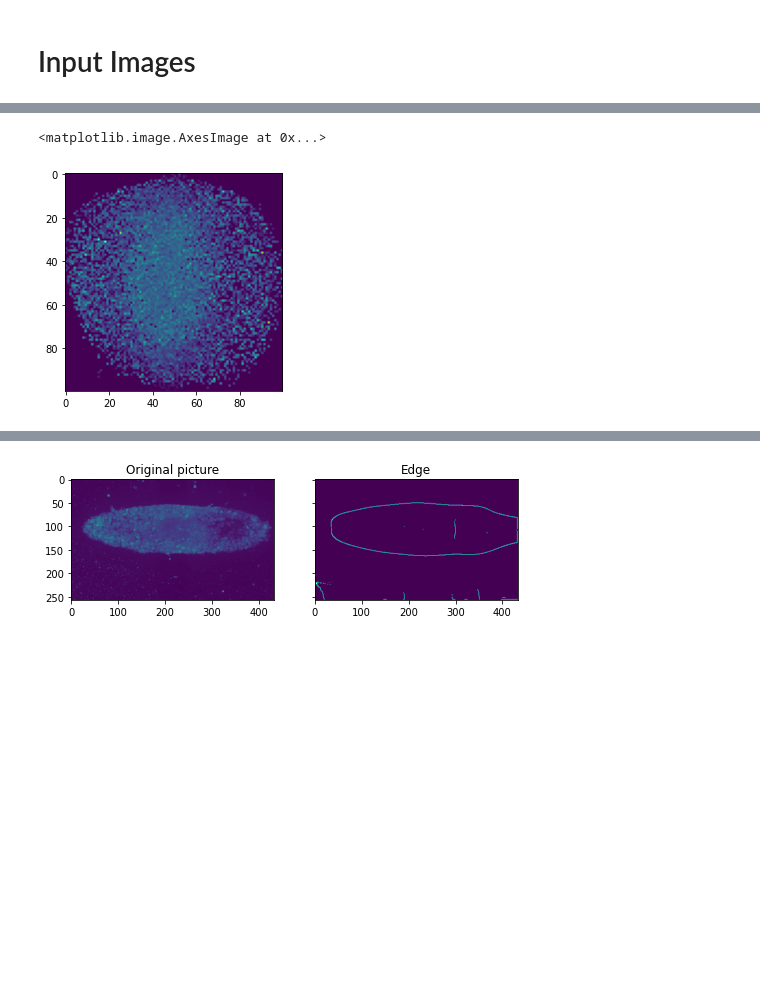
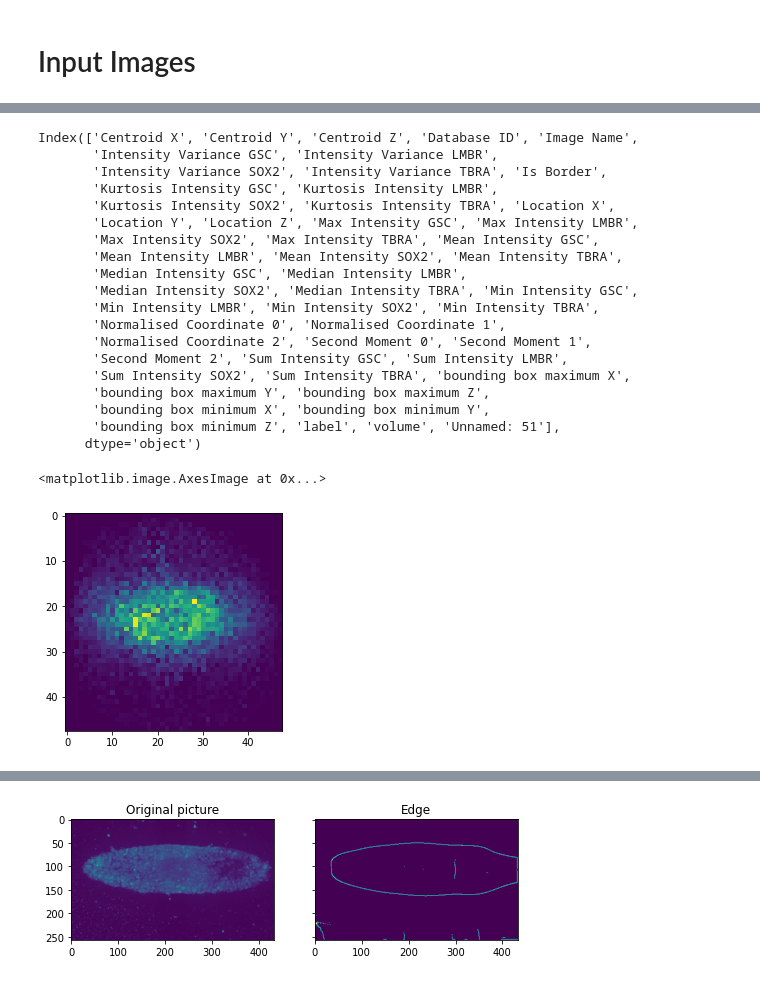
Before and after one commit to Schumacher-group/post--growing-ca, a Jupyter notebook: Growing_Neural_Cellular_Automata_2_0.ipynb, the cells around one changed output, grey strips where cells are left out. Saved outputs shown, nothing was run; the diff lists cells and outputs as text; code cells hidden in the pictures; blank space fills up the shorter version.

```diff
--- a/Growing_Neural_Cellular_Automata_2_0.ipynb
+++ b/Growing_Neural_Cellular_Automata_2_0.ipynb
@@ -443,5 +588,5 @@ not well-formed (invalid token): line 1, column 6
 # %%
-#@title Read average data
+#@title Read average data { vertical-output: true}
 
 # Importing necessary Libraries
 import numpy as np
@@ -450,8 +595,16 @@ import pandas as pd
 from skimage.transform import hough_ellipse
 
 # Read table
+# Read the data as a pandas frame
 df = pd.read_csv("https://github.com/Schumacher-group/post--growing-ca/blob/master/data/210427_S2_results?raw=true", sep='\t')
-#print(df.columns)
+print(df.columns)
+
+# Remove all nuclei too close from pattern autofluorescence
+df = df.loc[df['Normalised Coordinate 2'] > -3]
+
+
+# define markers
+markers = ["SOX2", "TBRA", "GSC"]
 
 # define timepoints (conditions)
 timepoints = ["36h", "48h", "60h"]
@@ -467,9 +620,9 @@ df[['Image Name', 'Time Point']].head()
 df_subset = df.loc[df['Time Point']==timepoint]
 
 # isolate relevant columns
-x = df_subset['Normalised Coordinate 0']
-y = df_subset['Normalised Coordinate 1']
-points = df_subset[['Normalised Coordinate 0', 'Normalised Coordinate 1']]
+y = df_subset['Normalised Coordinate 0']
+x = df_subset['Normalised Coordinate 1']
+points = df_subset[['Normalised Coordinate 1', 'Normalised Coordinate 0']]
 
 # mean intensity for marker proteins
 SOX2 = df_subset['Mean Intensity SOX2']
@@ -477,7 +630,7 @@ TBRA = df_subset['Mean Intensity TBRA']
 GSC = df_subset['Mean Intensity GSC']
 
 # number of bins to which image will be alloted
-bin_number = 100
+bin_number = 48
 
 # create array with count entries for each bin
 H, xedges, yedges = np.histogram2d(x, y, bins = bin_number)
@@ -492,35 +645,54 @@ H_SOX2 = np.histogram2d(x, y, bins = bin_number, weights=SOX2)[0].T
 H_mean_SOX2 = H_SOX2/ H_divisor
 H_TBRA = np.histogram2d(x, y, bins = bin_number, weights=TBRA)[0].T
 H_mean_TBRA = H_TBRA / H_divisor
 H_GSC = np.histogram2d(x, y, bins = bin_number, weights=GSC)[0].T
 H_mean_GSC = H_GSC / H_divisor
 
 # create dead / alive column as a binary column
 H_lamina = np.histogram2d(x, y, bins = bin_number)[0].T
 H_lamina[np.where(H_lamina != 0)] = 1
 
 
 
 H_mean_SOX2_reformated = H_mean_SOX2.reshape((H_mean_SOX2.shape[0], H_mean_SOX2.shape[1], 1))
 H_mean_TBRA_reformated = H_mean_TBRA.reshape((H_mean_TBRA.shape[0], H_mean_TBRA.shape[1], 1))
 H_mean_GSC_reformated = H_mean_GSC.reshape((H_mean_GSC.shape[0], H_mean_GSC.shape[1], 1))
 H_lamina_reformated = H_lamina.reshape((H_lamina.shape[0], H_lamina.shape[1], 1))
 
 
 
 H_array = np.concatenate((H_mean_SOX2_reformated,
                           H_mean_TBRA_reformated,
                           H_mean_GSC_reformated,
                           H_lamina_reformated), axis = 2)
 
 # Visualization and check
-#pl.imshow(H_mean_SOX2)
+pl.imshow(H_SOX2)
 #pl.imshow(H_mean_GSC)
-pl.imshow(H_mean_TBRA)
+#pl.imshow(H_mean_TBRA)
 #pl.imshow(H_lamina, vmax = 1)
 
 # print(H_array.shape)
 # %% [output]
-<matplotlib.image.AxesImage at 0x...>
+Index(['Centroid X', 'Centroid Y', 'Centroid Z', 'Database ID', 'Image Name',
+       'Intensity Variance GSC', 'Intensity Variance LMBR',
+       'Intensity Variance SOX2', 'Intensity Variance TBRA', 'Is Border',
+       'Kurtosis Intensity GSC', 'Kurtosis Intensity LMBR',
+       'Kurtosis Intensity SOX2', 'Kurtosis Intensity TBRA', 'Location X',
+       'Location Y', 'Location Z', 'Max Intensity GSC', 'Max Intensity LMBR',
+       'Max Intensity SOX2', 'Max Intensity TBRA', 'Mean Intensity GSC',
+       'Mean Intensity LMBR', 'Mean Intensity SOX2', 'Mean Intensity TBRA',
+       'Median Intensity GSC', 'Median Intensity LMBR',
+       'Median Intensity SOX2', 'Median Intensity TBRA', 'Min Intensity GSC',
+       'Min Intensity LMBR', 'Min Intensity SOX2', 'Min Intensity TBRA',
+       'Normalised Coordinate 0', 'Normalised Coordinate 1',
+       'Normalised Coordinate 2', 'Second Moment 0', 'Second Moment 1',
+       'Second Moment 2', 'Sum Intensity GSC', 'Sum Intensity LMBR',
+       'Sum Intensity SOX2', 'Sum Intensity TBRA', 'bounding box maximum X',
+       'bounding box maximum Y', 'bounding box maximum Z',
+       'bounding box minimum X', 'bounding box minimum Y',
+       'bounding box minimum Z', 'label', 'volume', 'Unnamed: 51'],
+      dtype='object')
+<matplotlib.image.AxesImage at 0x...>
-[figure, old version]
+[figure, new version]
 # %%
```
Also changed, not shown: parts of 20 cells of this notebook.
